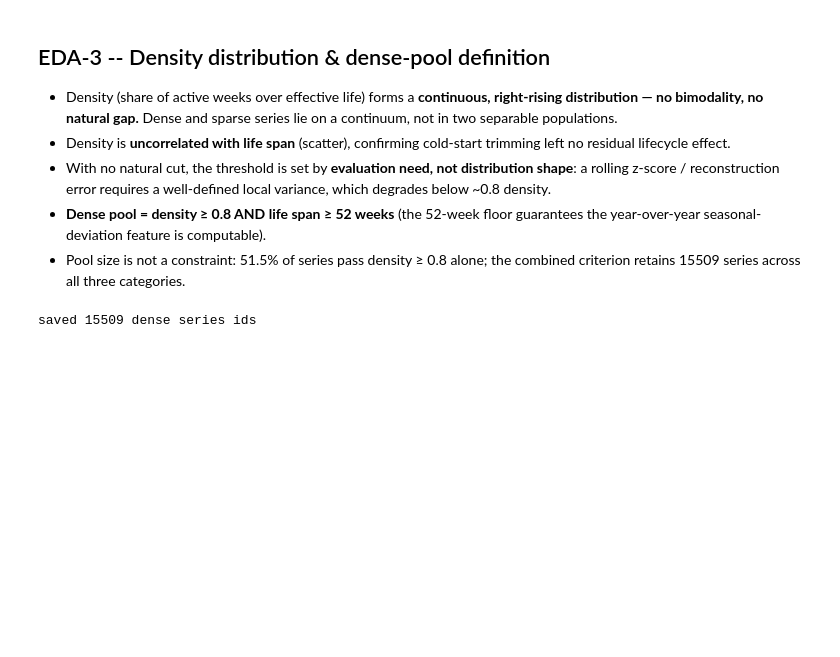
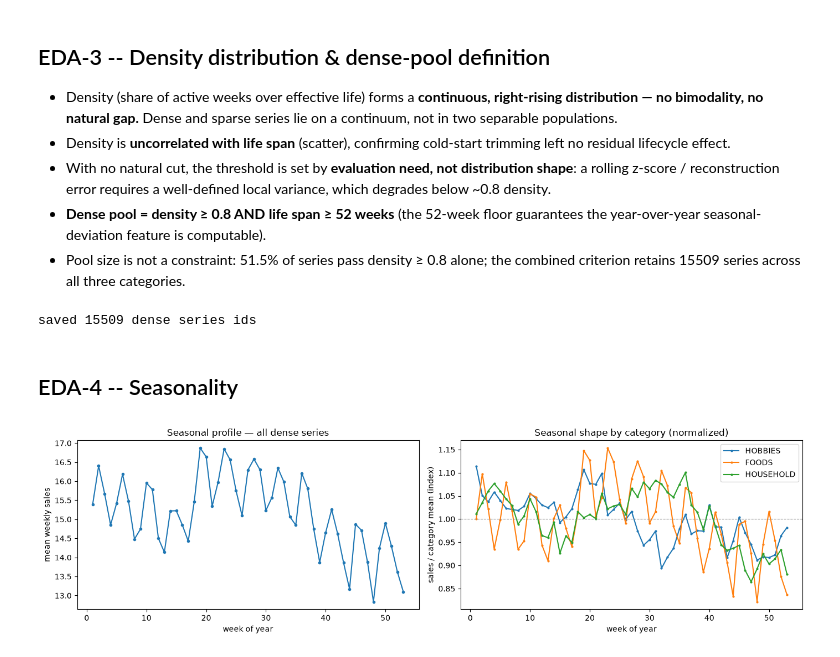
Before and after one commit to AlexPaulien/anomaly-detection-sc, a Jupyter notebook: notebooks/01_eda.ipynb, the cells around one changed output. Saved outputs shown, nothing was run; the diff lists cells and outputs as text; code cells hidden in the pictures; blank space fills up the shorter version.

```diff
--- a/notebooks/01_eda.ipynb
+++ b/notebooks/01_eda.ipynb
@@ -227,3 +223,51 @@ dense_ids.to_parquet(DATA_DIR / "dense_series.parquet", index=False)
 print("saved", len(dense_ids), "dense series ids")
 # %% [output]
 saved 15509 dense series ids
+# %% [markdown]
+## EDA-4 -- Seasonality
+# %%
+dense_ids = spark.read.parquet(str(DATA_DIR / "dense_series.parquet"))
+dense = trimmed.join(dense_ids, on="id", how="inner")
+
+# week of the year (YYWW) : last 2 digits
+dense = dense.withColumn("woy", F.col("wm_yr_wk") % 100)
+
+# overall seasonality profile : average sales by week of the year
+seasonal_global = (
+    dense.groupBy("woy")
+    .agg(F.mean("sales").alias("mean_sales"))
+    .orderBy("woy")
+    .toPandas()
+)
+
+# seasonality profile by category
+seasonal_cat = (
+    dense.groupBy("woy", "cat_id")
+    .agg(F.mean("sales").alias("mean_sales"))
+    .orderBy("woy")
+    .toPandas()
+)
+# %%
+fig, ax = plt.subplots(1, 2, figsize=(14, 4))
+
+# Global
+ax[0].plot(seasonal_global["woy"], seasonal_global["mean_sales"], marker="o", ms=3)
+ax[0].set_xlabel("week of year")
+ax[0].set_ylabel("mean weekly sales")
+ax[0].set_title("Seasonal profile — all dense series")
+
+# By category (normalised to compare the shapes, not the levels themselves)
+for cat in seasonal_cat["cat_id"].unique():
+    sub = seasonal_cat[seasonal_cat["cat_id"] == cat].copy()
+    sub["norm"] = sub["mean_sales"] / sub["mean_sales"].mean()   # indice base 1
+    ax[1].plot(sub["woy"], sub["norm"], marker="o", ms=2, label=cat)
+ax[1].axhline(1.0, color="gray", ls="--", lw=0.8)
+ax[1].set_xlabel("week of year")
+ax[1].set_ylabel("sales / category mean (index)")
+ax[1].set_title("Seasonal shape by category (normalized)")
+ax[1].legend()
+
+plt.tight_layout()
+plt.show()
+# %% [output]
+[figure, added]
```
Also changed, not shown: parts of 13 cells of this notebook, 1 other file.
